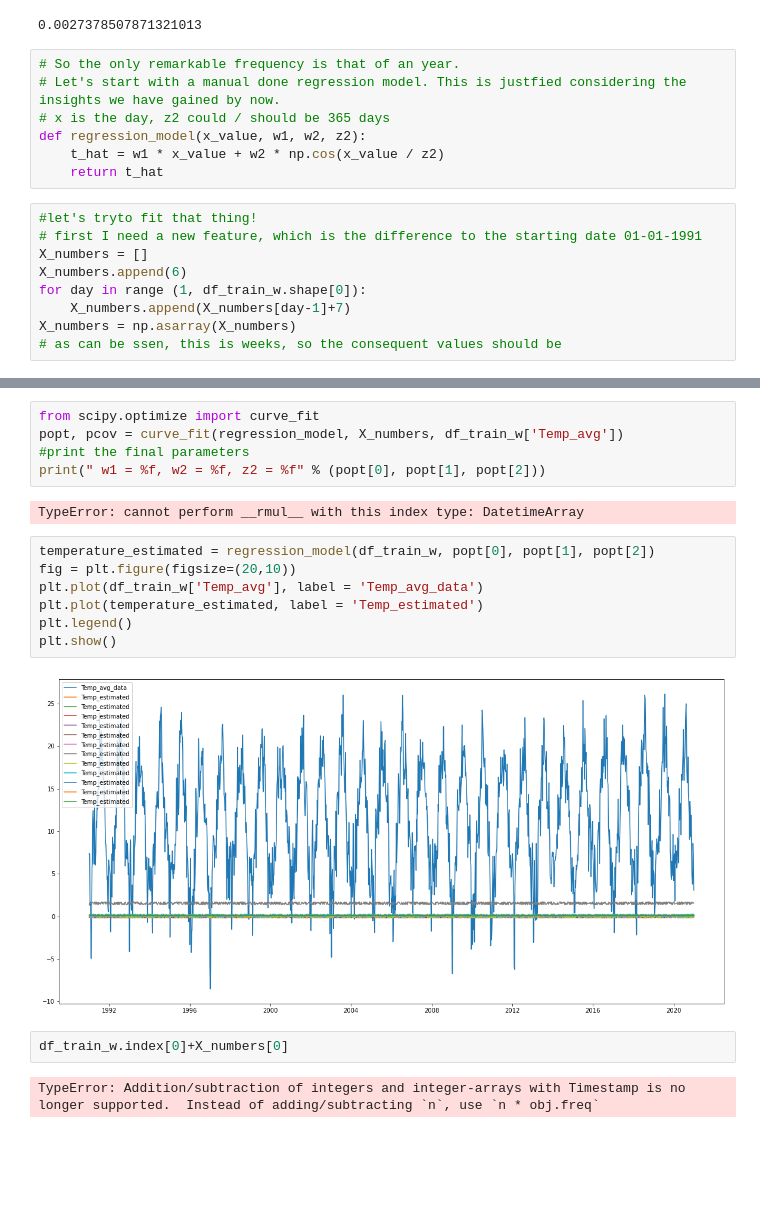
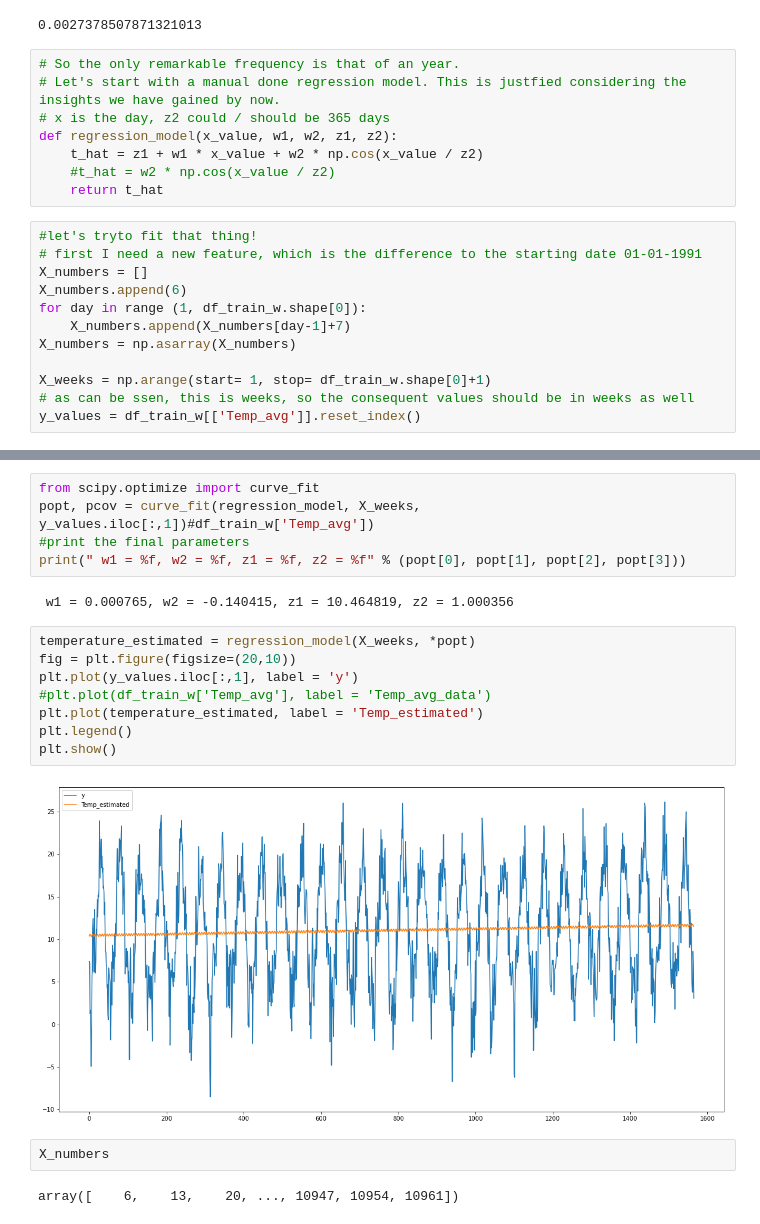
Before and after one commit to spyderroque/IBM_Advance_Data_Science, a Jupyter notebook: Capstone/weather/Advanced Data Science Capstone.Model_Def.ipynb, the cells around one changed output, grey strips where cells are left out. Cells and saved outputs as stored; diff of their text form; blank space fills up the shorter version.

```diff
--- a/Capstone/weather/Advanced Data Science Capstone.Model_Def.ipynb
+++ b/Capstone/weather/Advanced Data Science Capstone.Model_Def.ipynb
@@ -499,8 +499,9 @@ max(alt)
 # So the only remarkable frequency is that of an year.
 # Let's start with a manual done regression model. This is justfied considering the insights we have gained by now.
 # x is the day, z2 could / should be 365 days
-def regression_model(x_value, w1, w2, z2):
-    t_hat = w1 * x_value + w2 * np.cos(x_value / z2)
+def regression_model(x_value, w1, w2, z1, z2):
+    t_hat = z1 + w1 * x_value + w2 * np.cos(x_value / z2)
+    #t_hat = w2 * np.cos(x_value / z2)
     return t_hat
 # %%
 #let's tryto fit that thing!
@@ -510,4 +511,7 @@ X_numbers.append(6)
 for day in range (1, df_train_w.shape[0]):
     X_numbers.append(X_numbers[day-1]+7)
 X_numbers = np.asarray(X_numbers)
-# as can be ssen, this is weeks, so the consequent values should be
+
+X_weeks = np.arange(start= 1, stop= df_train_w.shape[0]+1)
+# as can be ssen, this is weeks, so the consequent values should be in weeks as well
+y_values = df_train_w[['Temp_avg']].reset_index()
@@ -514,20 +534,21 @@ X_numbers = np.asarray(X_numbers)
 # %%
 from scipy.optimize import curve_fit
-popt, pcov = curve_fit(regression_model, X_numbers, df_train_w['Temp_avg'])
+popt, pcov = curve_fit(regression_model, X_weeks, y_values.iloc[:,1])#df_train_w['Temp_avg'])
 #print the final parameters
-print(" w1 = %f, w2 = %f, z2 = %f" % (popt[0], popt[1], popt[2]))
+print(" w1 = %f, w2 = %f, z1 = %f, z2 = %f" % (popt[0], popt[1], popt[2], popt[3]))
 # %% [output]
-TypeError: cannot perform __rmul__ with this index type: DatetimeArray
+ w1 = 0.000765, w2 = -0.140415, z1 = 10.464819, z2 = 1.000356
 # %%
-temperature_estimated = regression_model(df_train_w, popt[0], popt[1], popt[2])
+temperature_estimated = regression_model(X_weeks, *popt)
 fig = plt.figure(figsize=(20,10))
-plt.plot(df_train_w['Temp_avg'], label = 'Temp_avg_data')
+plt.plot(y_values.iloc[:,1], label = 'y')
+#plt.plot(df_train_w['Temp_avg'], label = 'Temp_avg_data')
 plt.plot(temperature_estimated, label = 'Temp_estimated')
 plt.legend()
 plt.show()
 # %% [output]
-[figure, old version]
+[figure, new version]
-# %%
-df_train_w.index[0]+X_numbers[0]
-# %% [output]
-TypeError: Addition/subtraction of integers and integer-arrays with Timestamp is no longer supported.  Instead of adding/subtracting `n`, use `n * obj.freq`
+# %%
+X_numbers
+# %% [output]
+array([    6,    13,    20, ..., 10947, 10954, 10961])
```
Also changed, not shown: parts of 1 cell of this notebook.
